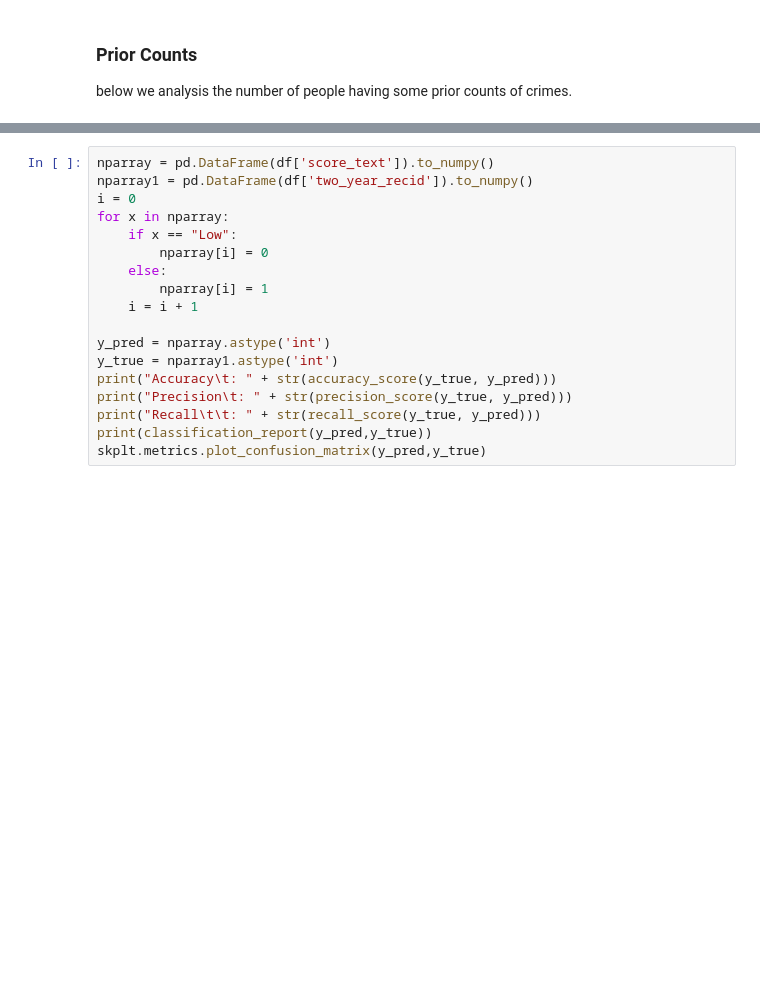
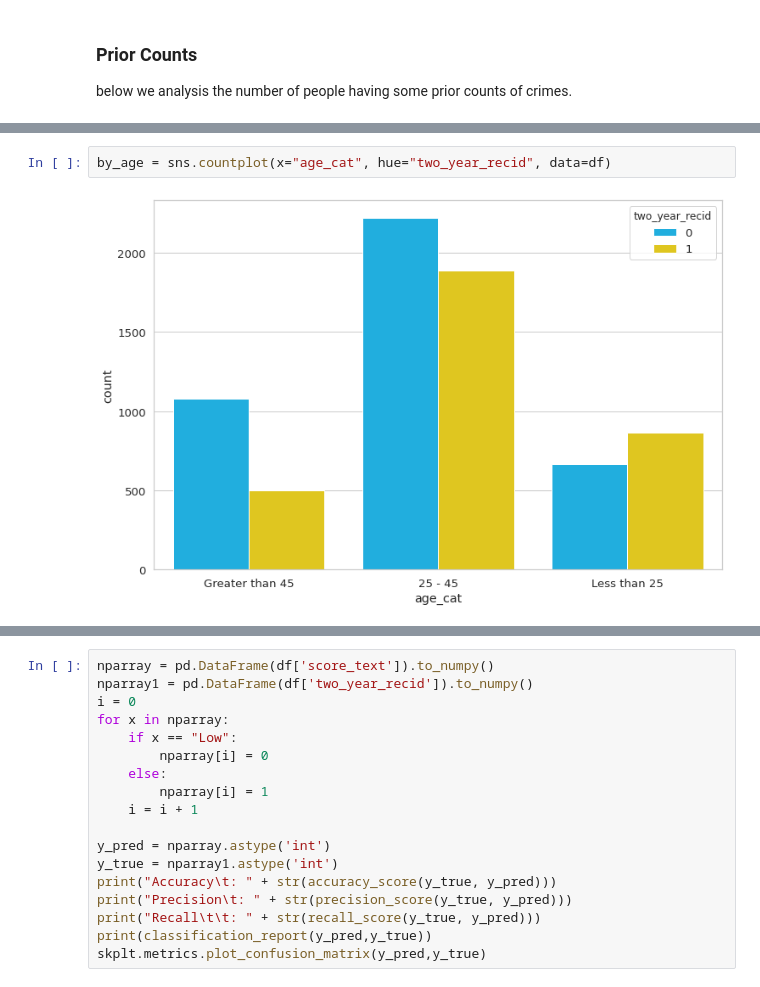
Before and after one commit to irmanfaqrizal/datascience, a Jupyter notebook: firstpart.ipynb, the cells around one changed output, grey strips where cells are left out. Drawn from its saved outputs; the diff is of its cells as text; blank space fills up the shorter version.

```diff
--- a/firstpart.ipynb
+++ b/firstpart.ipynb
@@ -199,0 +213,4 @@ df.priors_count.value_counts().rename_axis('number of priors').to_frame('Number
+# %%
+by_age = sns.countplot(x="age_cat", hue="two_year_recid", data=df)
+# %% [output]
+[figure, added]
```
Also changed, not shown: parts of 31 cells of this notebook.
